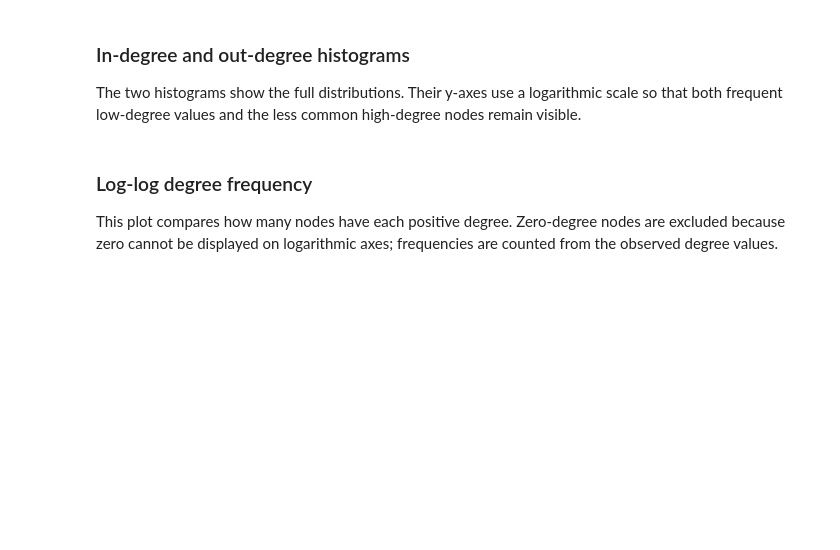
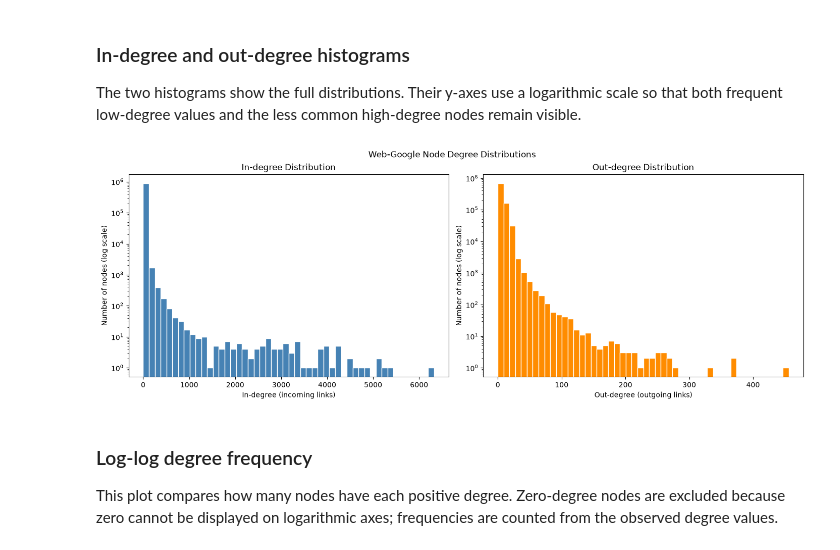
Before and after one commit to sasasaida/Intelligent-web-crawler, a Jupyter notebook: notebooks/01_dataset_exploration.ipynb, the cells around one changed output. Cells and saved outputs as stored; diff of their text form; code cells hidden in the pictures; blank space fills up the shorter version.

Commit message:
Added degree distribution analysis and visualizations

```diff
--- a/notebooks/01_dataset_exploration.ipynb
+++ b/notebooks/01_dataset_exploration.ipynb
@@ -74,27 +84,29 @@ print(f"Zero out-degree nodes: {np.count_nonzero(out_degree == 0):,}")
 
 The two histograms show the full distributions. Their y-axes use a logarithmic scale so that both frequent low-degree values and the less common high-degree nodes remain visible.
 # %%
-FIGURE_DIR = PROJECT_ROOT / "results" / "figures"
+FIGURE_DIR = PROJECT_ROOT / Path("results/figures")
 FIGURE_DIR.mkdir(parents=True, exist_ok=True)
 
 fig, axes = plt.subplots(1, 2, figsize=(14, 5), constrained_layout=True)
 
 axes[0].hist(in_degree, bins=50, color="steelblue", edgecolor="white")
 axes[0].set_yscale("log")
 axes[0].set_title("In-degree Distribution")
 axes[0].set_xlabel("In-degree (incoming links)")
 axes[0].set_ylabel("Number of nodes (log scale)")
 
 axes[1].hist(out_degree, bins=50, color="darkorange", edgecolor="white")
 axes[1].set_yscale("log")
 axes[1].set_title("Out-degree Distribution")
 axes[1].set_xlabel("Out-degree (outgoing links)")
 axes[1].set_ylabel("Number of nodes (log scale)")
 
 fig.suptitle("Web-Google Node Degree Distributions")
 fig.savefig(FIGURE_DIR / "degree_histograms.png", dpi=150, bbox_inches="tight")
 plt.show()
 plt.close(fig)
+# %% [output]
+[figure, added]
 # %% [markdown]
 ### Log-log degree frequency
 
```
Also changed, not shown: parts of 2 cells of this notebook, 2 other files.
